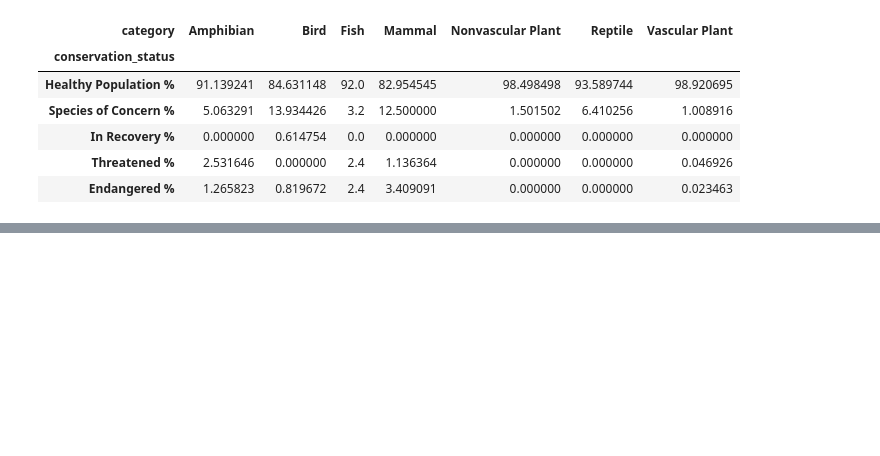
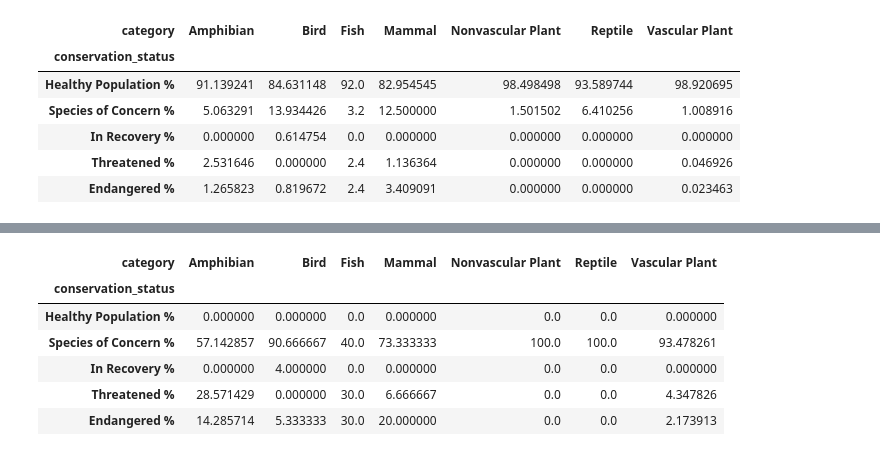
Before and after one commit to ChrisBertolino/Biodiversity, a Jupyter notebook: biodiversity.ipynb, the cells around one changed output, grey strips where cells are left out. Cells and saved outputs as stored; diff of their text form; code cells hidden in the pictures; blank space fills up the shorter version.

```diff
--- a/biodiversity.ipynb
+++ b/biodiversity.ipynb
@@ -485,0 +492,11 @@ species_and_observations_total_count.groupby(['conservation_status', 'category']
+# %%
+species_and_observation_protected_only.groupby(['conservation_status', 'category'])['scientific_name'].count().unstack().apply(lambda x: (x / x.sum()) * 100)\
+    .rename( index = lambda n: n + ' %')
+# %% [output]
+| category | Amphibian | Bird | Fish | Mammal | Nonvascular Plant | Reptile | Vascular Plant |
+| conservation_status |  |  |  |  |  |  |  |
+| Healthy Population % | 0.000000 | 0.000000 | 0.0 | 0.000000 | 0.0 | 0.0 | 0.000000 |
+| Species of Concern % | 57.142857 | 90.666667 | 40.0 | 73.333333 | 100.0 | 100.0 | 93.478261 |
+| In Recovery % | 0.000000 | 4.000000 | 0.0 | 0.000000 | 0.0 | 0.0 | 0.000000 |
+| Threatened % | 28.571429 | 0.000000 | 30.0 | 6.666667 | 0.0 | 0.0 | 4.347826 |
+| Endangered % | 14.285714 | 5.333333 | 30.0 | 20.000000 | 0.0 | 0.0 | 2.173913 |
```
Also changed, not shown: parts of 11 cells of this notebook.
